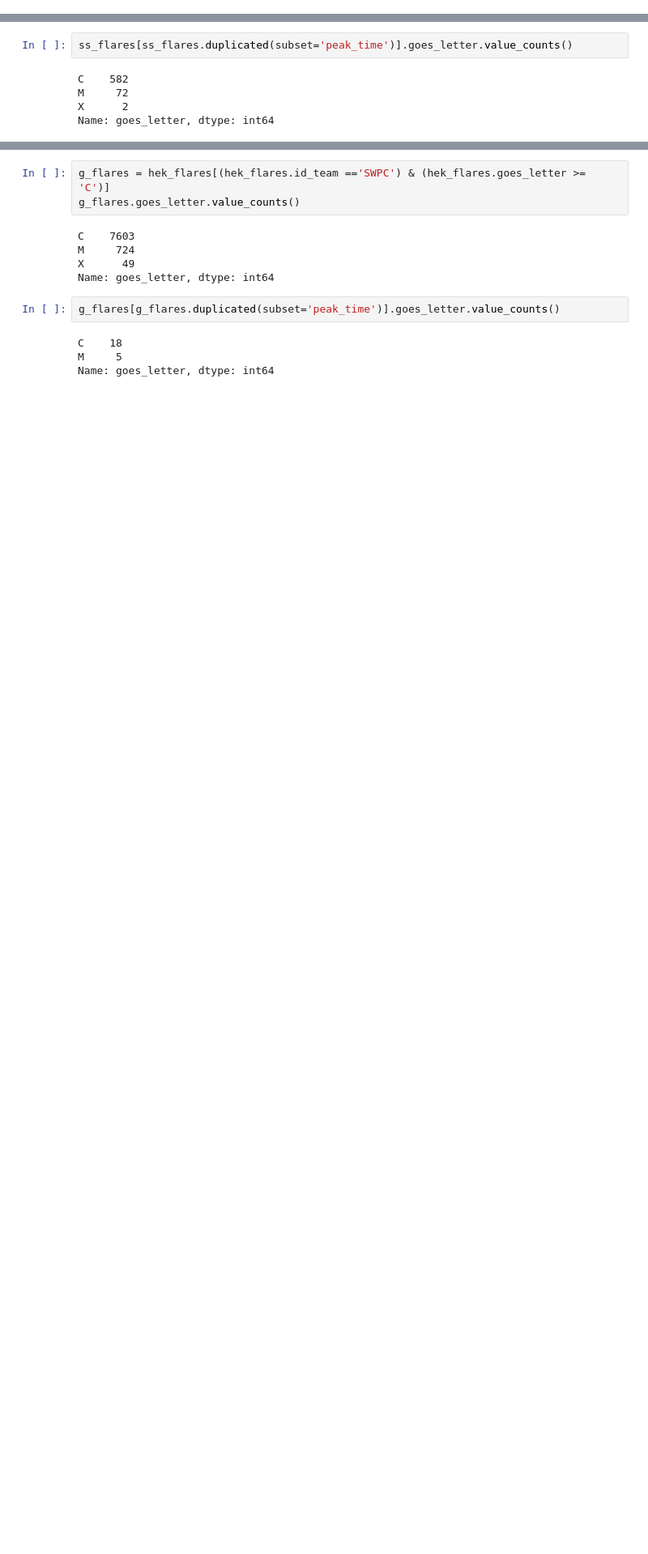
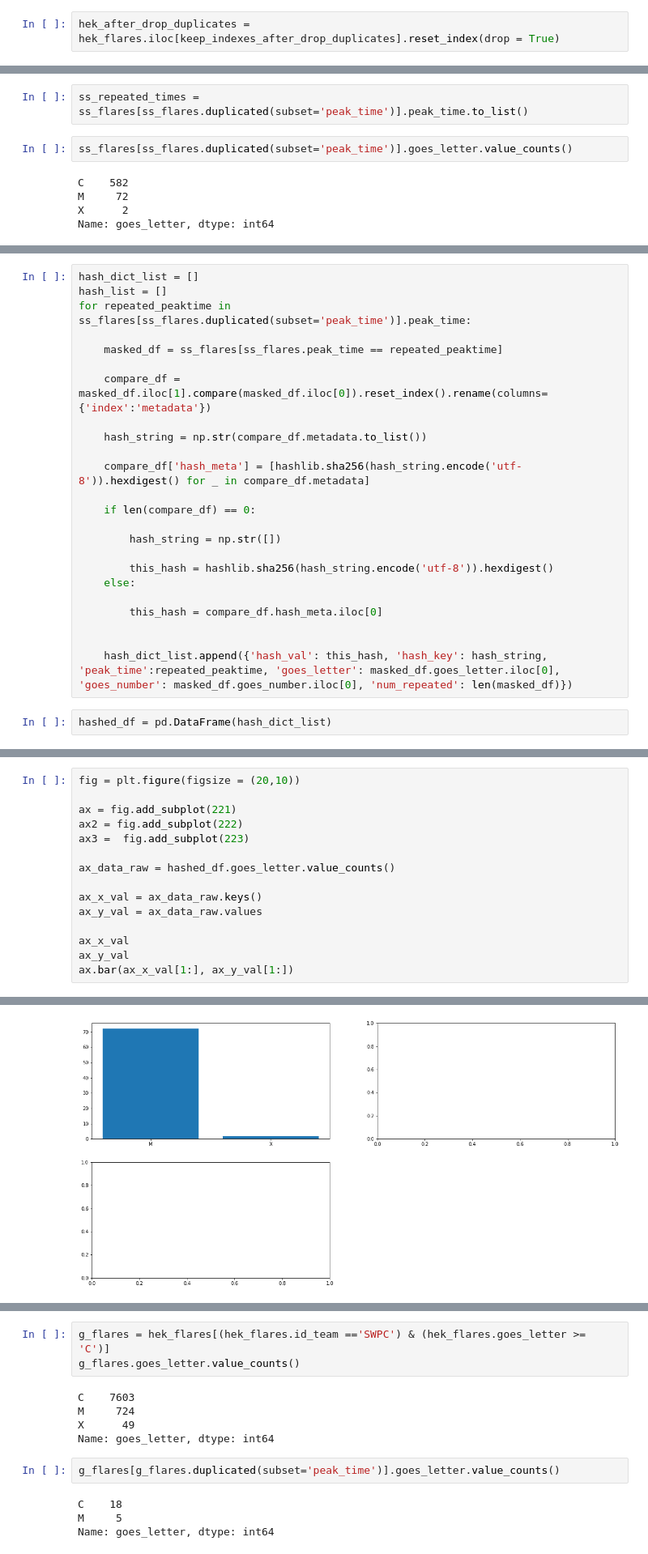
Before and after one commit to jpadial15/ALEXIS_pipeline, a Jupyter notebook: jupyter_notebooks/zerocross_analysis.ipynb, the cells around one changed output, grey strips where cells are left out. Shown: that part at 81% size. Saved outputs shown, nothing was run; the diff lists cells and outputs as text; blank space fills up the shorter version.

```diff
--- a/jupyter_notebooks/zerocross_analysis.ipynb
+++ b/jupyter_notebooks/zerocross_analysis.ipynb
@@ -49,0 +108,2 @@ Name: goes_letter, dtype: int64
+# %%
+hek_after_drop_duplicates = hek_flares.iloc[keep_indexes_after_drop_duplicates].reset_index(drop = True)
@@ -50,3 +445,5 @@ Name: goes_letter, dtype: int64
+# %%
+ss_repeated_times = ss_flares[ss_flares.duplicated(subset='peak_time')].peak_time.to_list()
 # %%
 ss_flares[ss_flares.duplicated(subset='peak_time')].goes_letter.value_counts()
 # %% [output]
@@ -56,0 +482,26 @@ Name: goes_letter, dtype: int64
+# %%
+hash_dict_list = []
+hash_list = []
+for repeated_peaktime in ss_flares[ss_flares.duplicated(subset='peak_time')].peak_time:
+
+    masked_df = ss_flares[ss_flares.peak_time == repeated_peaktime]
+
+    compare_df = masked_df.iloc[1].compare(masked_df.iloc[0]).reset_index().rename(columns={'index':'metadata'})
+
+    hash_string = np.str(compare_df.metadata.to_list())
+
+    compare_df['hash_meta'] = [hashlib.sha256(hash_string.encode('utf-8')).hexdigest() for _ in compare_df.metadata]
+
+    if len(compare_df) == 0:
+
+        hash_string = np.str([])
+
+        this_hash = hashlib.sha256(hash_string.encode('utf-8')).hexdigest()
+    else:
+
+        this_hash = compare_df.hash_meta.iloc[0]
+
+
+    hash_dict_list.append({'hash_val': this_hash, 'hash_key': hash_string, 'peak_time':repeated_peaktime, 'goes_letter': masked_df.goes_letter.iloc[0], 'goes_number': masked_df.goes_number.iloc[0], 'num_repeated': len(masked_df)})
+# %%
+hashed_df = pd.DataFrame(hash_dict_list)
@@ -56,0 +512,16 @@ Name: goes_letter, dtype: int64
+# %%
+fig = plt.figure(figsize = (20,10))
+
+ax = fig.add_subplot(221)
+ax2 = fig.add_subplot(222)
+ax3 =  fig.add_subplot(223)
+
+ax_data_raw = hashed_df.goes_letter.value_counts()
+
+ax_x_val = ax_data_raw.keys()
+ax_y_val = ax_data_raw.values
+
+ax_x_val
+ax_y_val
+ax.bar(ax_x_val[1:], ax_y_val[1:])
+# %% [output]
@@ -56,0 +529 @@ Name: goes_letter, dtype: int64
+[figure, added]
```
Also changed, not shown: parts of 53 cells of this notebook.
